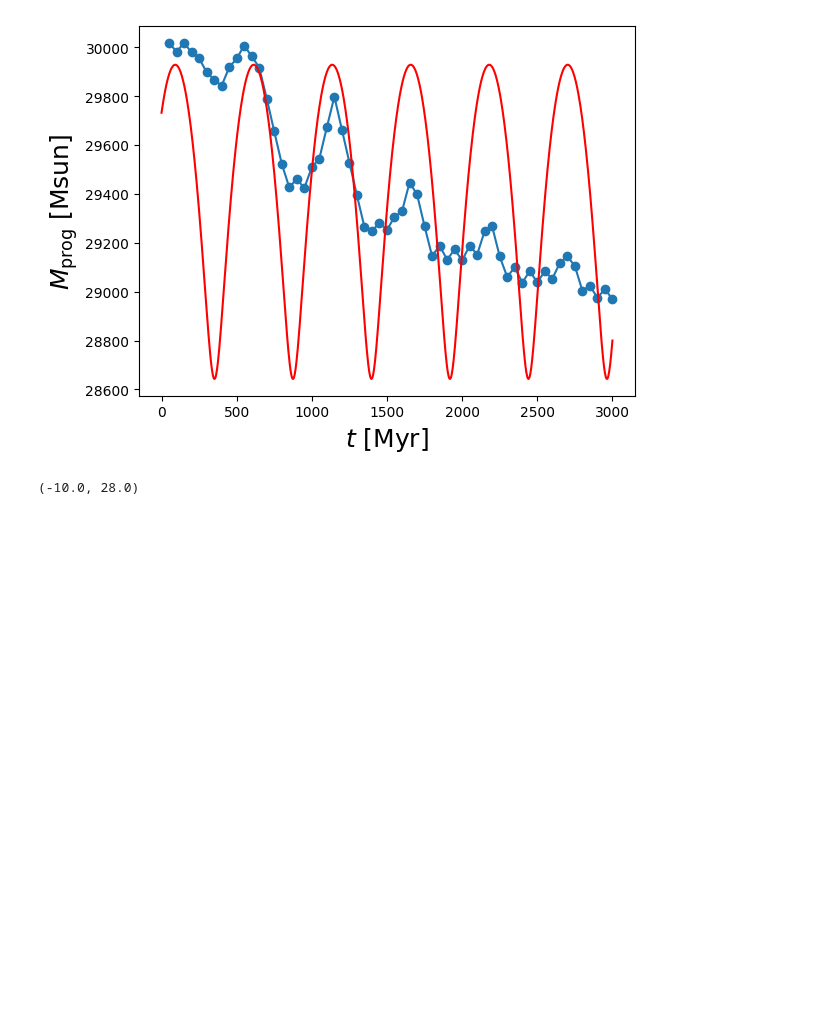
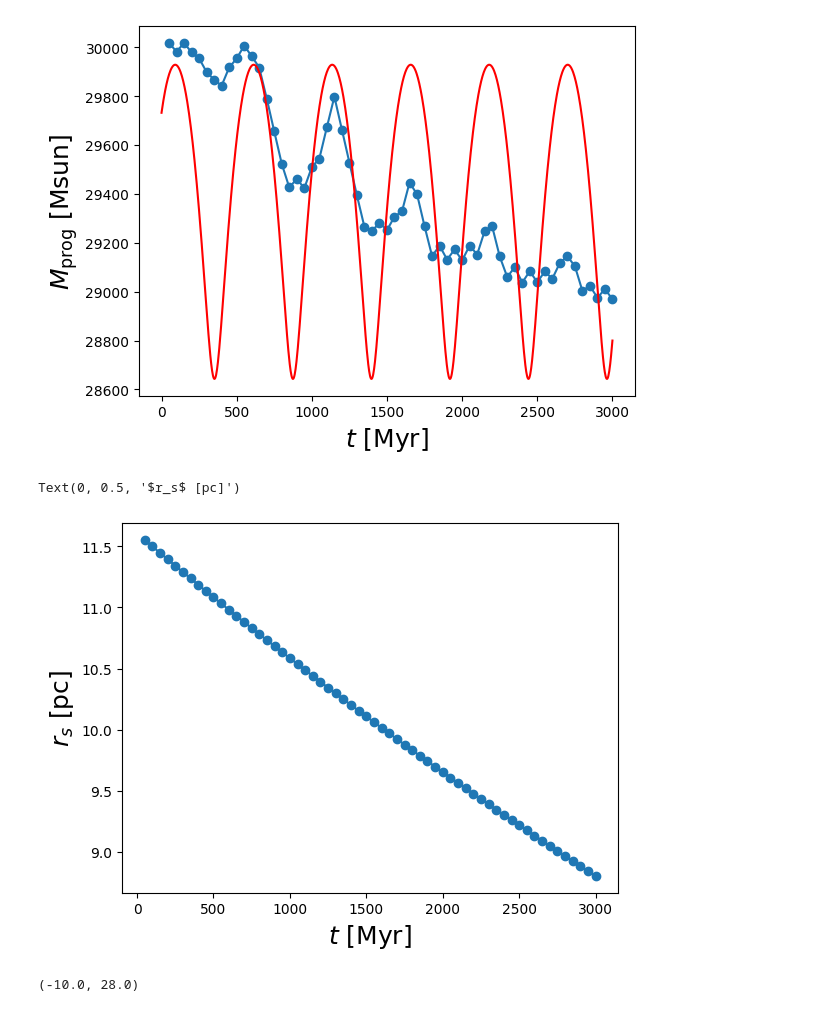
Before and after one commit to jnibauer/streamsculptor, a Jupyter notebook: examples/tests.ipynb, the cells around one changed output. Drawn from its saved outputs; the diff is of its cells as text; code cells hidden in the pictures; blank space fills up the shorter version.

Commit message:
added timedep progenitor potential;

```diff
--- a/examples/tests.ipynb
+++ b/examples/tests.ipynb
@@ -33,7 +33,8 @@ ics = ics + sol.evaluate(0.0)
 prog_pot = potential.PlummerPotential
 ts = jnp.array([0.0,3000.0])
 interrupt_ts = jnp.arange(50,3000,50)#jnp.linspace()
-field_init = RestrictedNbody.RestrictedNbody_generator(potential=pot_NFW, progenitor_potential=prog_pot, interp_prog=sol, init_mass=100.0, init_rs=0.01,  r_esc=.5,maxiter=10_000, lr=1e-3)
+field_init = RestrictedNbody.RestrictedNbody_generator(potential=pot_NFW, progenitor_potential=prog_pot, interp_prog=sol, init_mass=100.0, init_rs=0.01,
+r_esc=.5,maxiter=10_000, lr=1e-3)
 init_mass, init_r_s = RestrictedNbody.initialize_prog_params(w0=ics,t0=ts[0],field=field_init)
 #field_init.get_params(0.0, ics,None)
 # %%
@@ -58,6 +59,18 @@ plt.ylabel(r'$M_{\rm prog}$ [Msun]',fontsize=18)
 # %% [output]
 Text(0, 0.5, '$M_{\\rm prog}$ [Msun]')
 [figure]
+# %%
+teval = jnp.linspace(ts.min(),ts.max(),1000)
+X_orb = jax.vmap(sol.evaluate)(teval)
+r_orb = jnp.sqrt(jnp.sum(X_orb[:,:3]**2,axis=1))
+
+plt.plot(out[0], out[2]*1000,marker='o')
+#plt.plot(teval, 1*(r_orb)+0,color='r')
+plt.xlabel(r'$t$ [Myr]',fontsize=18)
+plt.ylabel(r'$r_s$ [pc]',fontsize=18)
+# %% [output]
+Text(0, 0.5, '$r_s$ [pc]')
+[figure, added]
 # %%
 t_ind = -1
 path = jax.vmap(sol.evaluate)(jnp.linspace(ts.min(),ts.max(),500))
```
Also changed, not shown: parts of 2 cells of this notebook, 2 other files.
